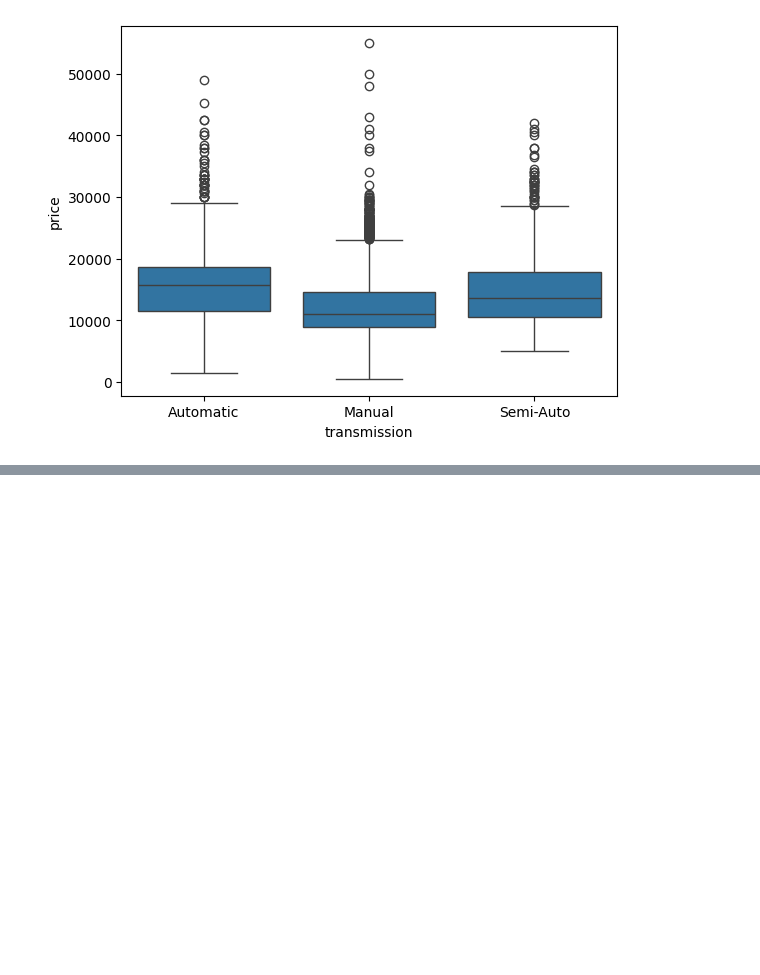
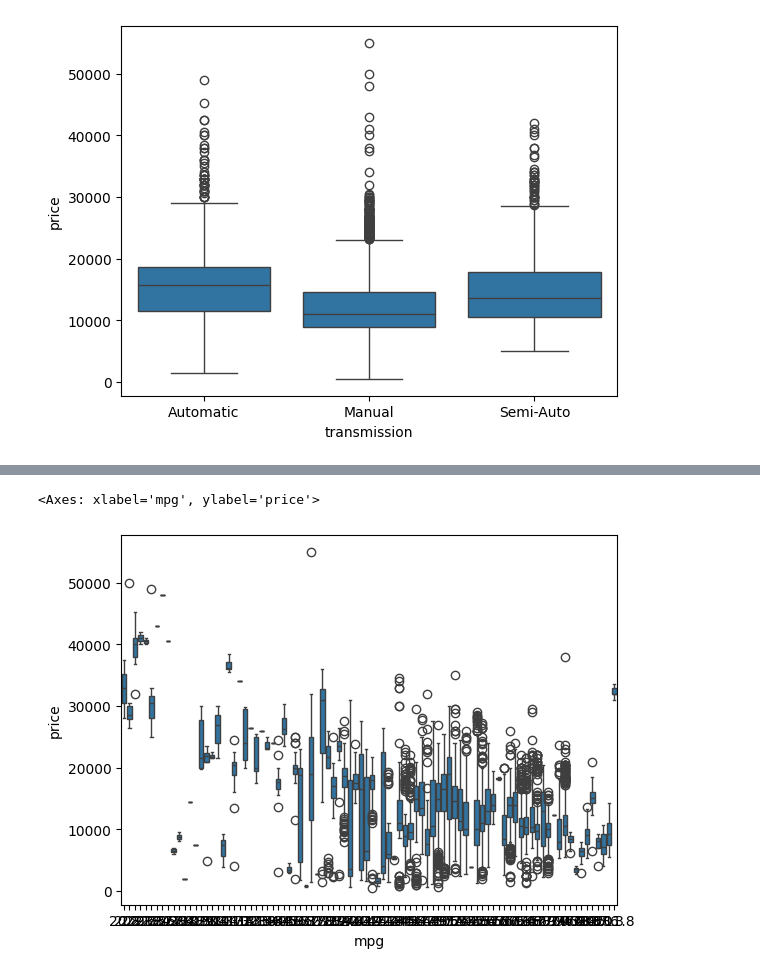
Before and after one commit to Maaaccc05/DS-Learning, a Jupyter notebook: ML/Car-Price-Preciction/index.ipynb, the cells around one changed output, grey strips where cells are left out. Saved outputs shown, nothing was run; the diff lists cells and outputs as text; code cells hidden in the pictures; blank space fills up the shorter version.

```diff
--- a/ML/Car-Price-Preciction/index.ipynb
+++ b/ML/Car-Price-Preciction/index.ipynb
@@ -120,0 +170,6 @@ sns.boxplot(data= df, x = 'transmission', y= 'price')
+# %%
+sns.boxplot(data=df , x= 'mpg', y= 'price')
+# plt.xticks(rotation = 90)
+# %% [output]
+<Axes: xlabel='mpg', ylabel='price'>
+[figure, added]
```
Also changed, not shown: parts of 3 cells of this notebook.
